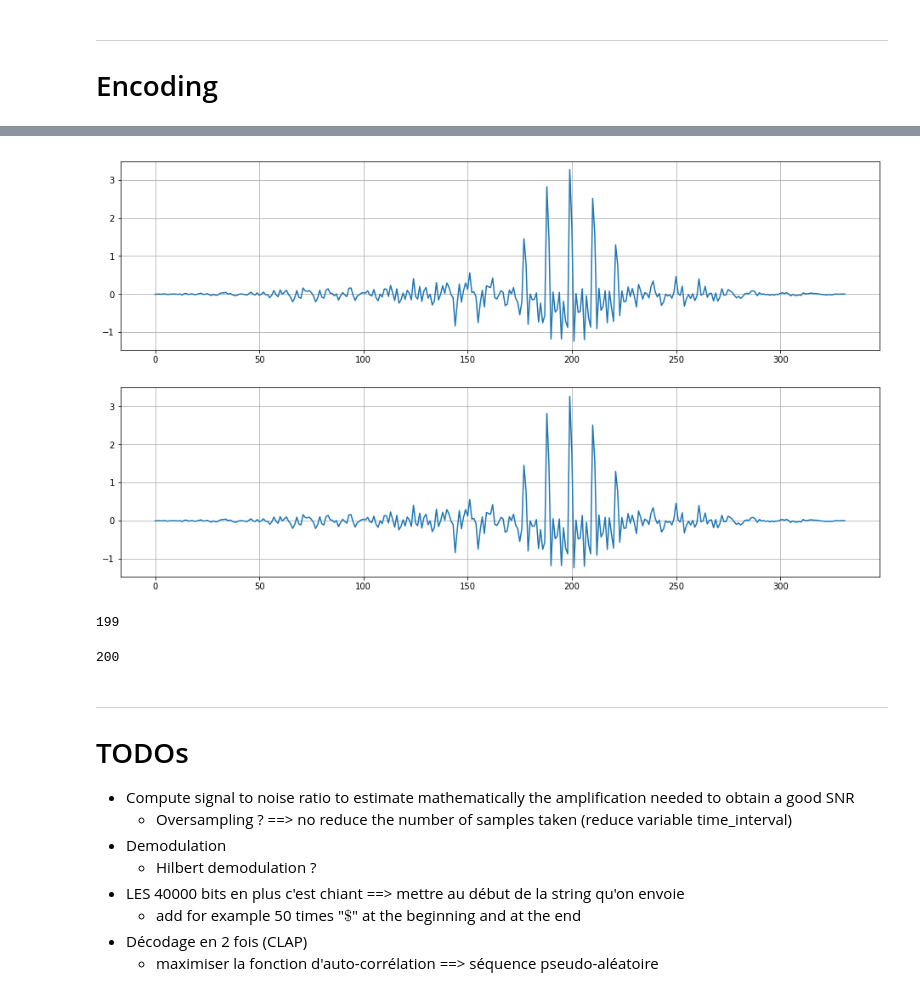
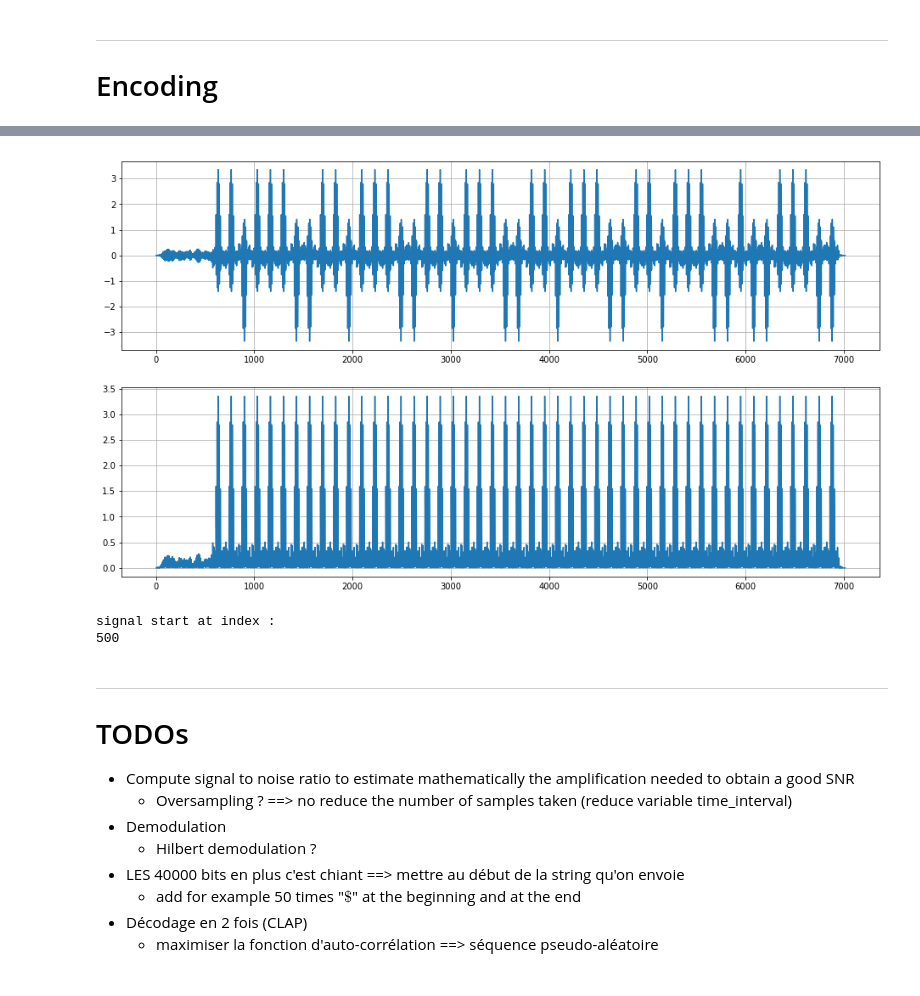
Before and after one commit to Dreyvor/Project_PDC, a Jupyter notebook: signal_conception.ipynb, the cells around one changed output, grey strips where cells are left out. Cells and saved outputs as stored; diff of their text form; code cells hidden in the pictures.

```diff
--- a/signal_conception.ipynb
+++ b/signal_conception.ipynb
@@ -254,24 +265,53 @@ plt.show()
-# %%
-conv = np.convolve(signal_test_test, y_to_send)
-conv2 = np.correlate(signal_test, y_to_send)
-
-plt.figure(figsize=(16,9))
-plt.subplot(211)
-plt.plot(conv)
-plt.grid()
-plt.subplot(212)
-plt.plot(conv) #np.fft.fft(conv))
-plt.grid()
-plt.show()
-
-print(np.argmax(conv))
-# %% [output]
-[figure, removed]
-199
-# %%
-print(200-133+133)
-# %% [output]
-200
+# %%
+def toAbs(tab):
+    for i in range(len(tab)):
+        tab[i] = np.abs(tab[i])
+
+def findOffset2(signal_received, signal_desired, signal_desired_length):
+    start = 0
+    while(signal_received[start] < 0.5):
+        start += 1
+    start -= 55
+    print(signal_desired_length)
+    print(start)
+    print(len(signal_received) - signal_desired_length - start)
+    a = []
+    for i in range(len(signal_received) - signal_desired_length - start):
+        temp = 0
+        for j in range(signal_desired_length):
+            temp += signal_received[i+j+start] * signal_desired[j]
+        a.append(temp)
+
+    print("max at :")
+    print(np.argmax(a))
+    return np.argmax(a) + start
+
+def findOffset(signal_received, signal_desired, signal_desired_length):
+    conv = np.convolve(signal_received, signal_desired)
+
+    plt.figure(figsize=(16,9))
+    plt.subplot(211)
+    plt.plot(conv)
+    plt.grid()
+    plt.subplot(212)
+
+    toAbs(conv)
+
+    plt.plot(conv) #np.fft.fft(conv))
+    plt.grid()
+    plt.show()
+
+    return np.argmax(conv) - signal_desired_length + 1
+
+clap_codeword = textToCodewords("b")
+clap_encoded = encode(clap_codeword, y_to_send)
+offset = findOffset(signal_test_test, y_to_send, len(y_to_send))
+print("signal start at index : ")
+print(offset)
+# %% [output]
+[figure, added]
+signal start at index :
+500
 # %% [markdown]
 ---
 # TODOs
```
Also changed, not shown: parts of 6 cells of this notebook.
